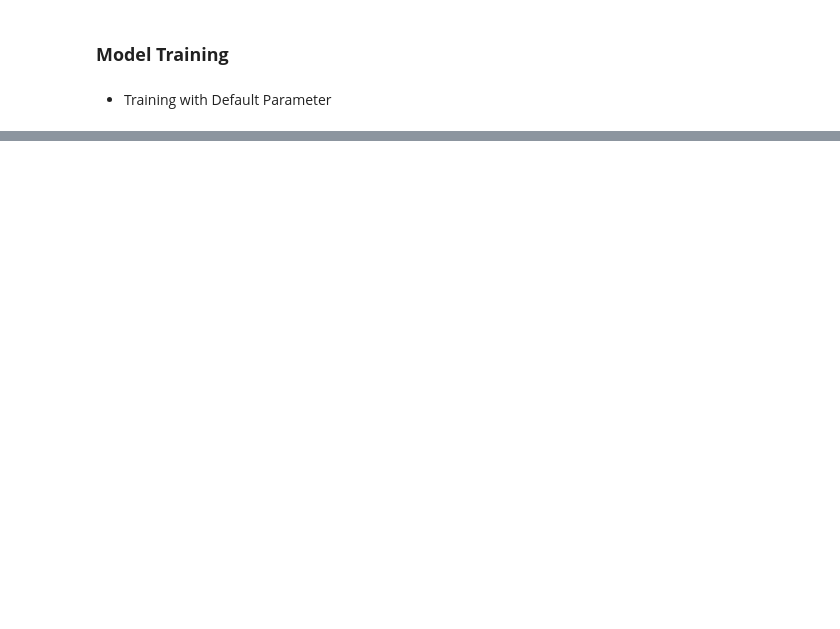
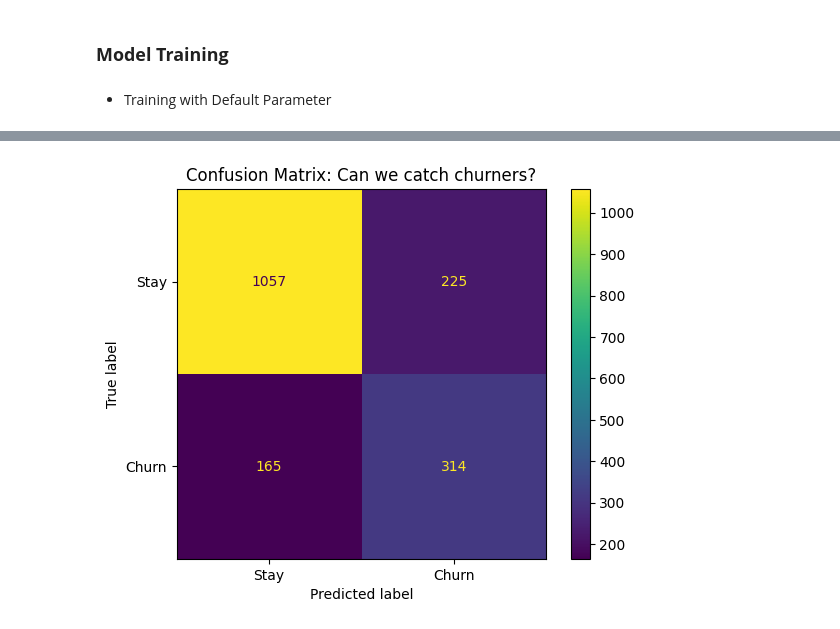
Before and after one commit to adityaMachal/customer-churn-mlops, a Jupyter notebook: notebooks/03_model_experiments.ipynb, the cells around one changed output, grey strips where cells are left out. Cells and saved outputs as stored; diff of their text form; code cells hidden in the pictures; blank space fills up the shorter version.

Commit message:
introduced uv to the project and completed research
added: .toml for ease of work and evaluated randomforest and Xgboost for better f1-score

```diff
--- a/notebooks/03_model_experiments.ipynb
+++ b/notebooks/03_model_experiments.ipynb
@@ -70,5 +54,6 @@ accuracy_score(y_val,y_pred)
 # %%
-pipeline = Pipeline([
+pipeline = ImbPipeline([
+    ('smote', SMOTE(random_state=42)),
     ('scaler', StandardScaler()),
     ('clf', RandomForestClassifier(random_state=42))
 ])
@@ -86,13 +71,13 @@ cv = StratifiedKFold(n_splits=5, shuffle=True, random_state=42)
 gs = GridSearchCV(
     estimator=pipeline,
     param_grid=param_grid,
-    scoring='roc_auc',
+    scoring='f1',
     cv=cv,
     n_jobs=-1,
     verbose=2,
     refit=True
 )
 # %%
-gs.fit(X_tr_sm,Y_tr_sm)
+gs.fit(X_tr,y_tr)
 # %% [output]
 Fitting 5 folds for each of 48 candidates, totalling 240 fits
@@ -134,0 +215,6 @@ accuracy_score(y_val,y_pred)
+# %%
+ConfusionMatrixDisplay.from_estimator(gs, X_val, y_val, display_labels=['Stay', 'Churn'])
+plt.title("Confusion Matrix: Can we catch churners?")
+plt.show()
+# %% [output]
+[figure, added]
```
Also changed, not shown: parts of 15 cells of this notebook, 4 other files.
